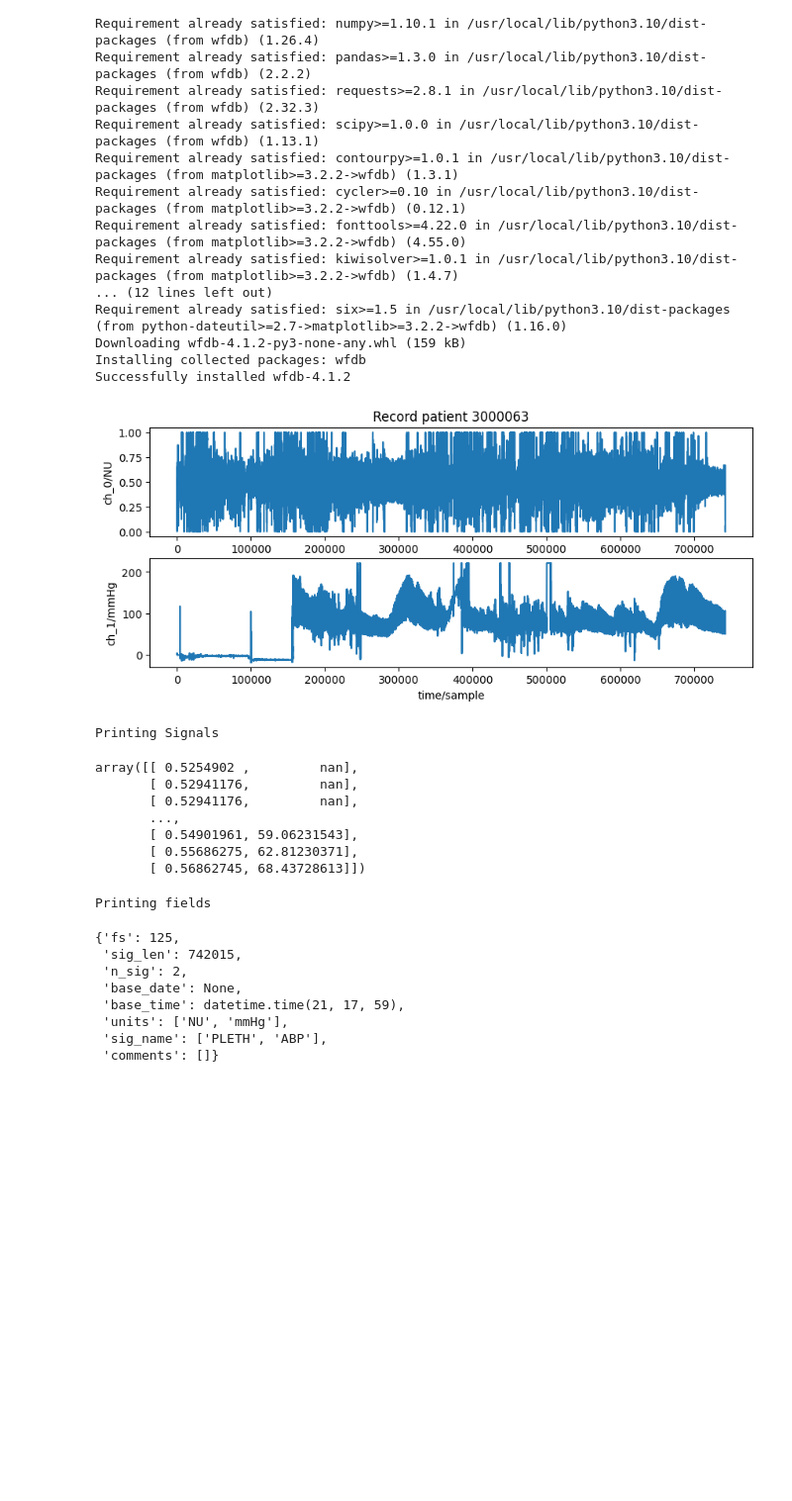
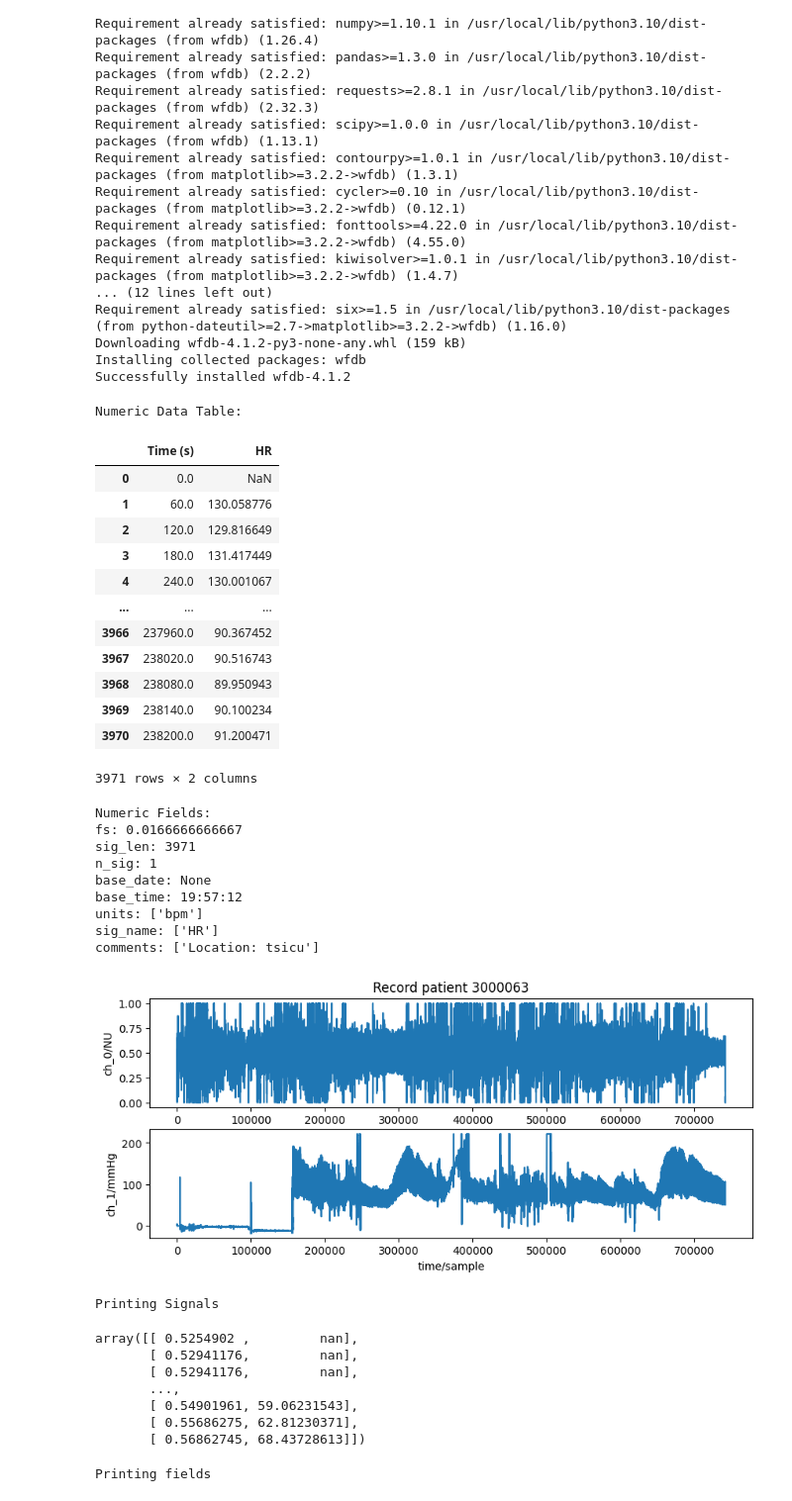
Before and after one commit to bhasub247/PPG2BP, a Jupyter notebook: data/data-analysis.ipynb, the cells around one changed output. Shown: that part at 99% size. Saved outputs shown, nothing was run; the diff lists cells and outputs as text; code cells hidden in the pictures; blank space fills up the shorter version.

```diff
--- a/data/data-analysis.ipynb
+++ b/data/data-analysis.ipynb
@@ -33,48 +33,90 @@ import matplotlib.pyplot as plt
 signals, fields = wfdb.rdsamp('mimic3wdb/30/3000063/3000063_0006',
                               pn_dir='mimic3wdb/30/3000063',
                                      channel_names = ["PLETH", "ABP"]) #, sampfrom=0, sampto=7500)
+numeric_data, numeric_fields = wfdb.rdsamp(
+    'mimic3wdb/30/3000063/3000063n',
+    pn_dir='mimic3wdb/30/3000063',
+    channel_names=["HR", "ABP Sys", "ABP Dias", "ABP Mean"]
+)
+
+# Convert numeric data to a DataFrame for better visualization
+df_numeric = pd.DataFrame(
+    numeric_data,
+    columns=numeric_fields['sig_name']  # Use signal names as column headers
+)
+
+# Add a time column based on sampling frequency
+sampling_frequency = numeric_fields['fs']
+df_numeric['Time (s)'] = df_numeric.index / sampling_frequency
+
+# Reorder columns to make Time the first column
+df_numeric = df_numeric[["Time (s)"] + numeric_fields['sig_name']]
+
+# Display the DataFrame in a tabular format
+print("Numeric Data Table:")
+display(df_numeric)
+
+# Print the metadata fields in a clear format
+print("\nNumeric Fields:")
+for key, value in numeric_fields.items():
+    print(f"{key}: {value}")
 
 wfdb.plot_items(signal=signals, fs=fields['fs'], time_units='samples',
                 sig_units=['NU', 'mmHg'], figsize=(10,4), title= "Record patient 3000063")
 
 print("Printing Signals")
 display(signals)
 print("Printing fields")
 display(fields)
 df_temp = pd.DataFrame(signals, columns=["PLETH", "ABP"])
 
 #analyzing PPG and ABP signals
 plt.figure(figsize=(12,4))
 plt.xlabel("samples")
 plt.ylabel("Amplitude [V]")
 #plt.ylim(0, 4)
 plt.title("PPG signal")
 plt.plot(df_temp['PLETH'])
 plt.show()
 
 plt.figure(figsize=(12,4))
 plt.xlabel("samples")
 plt.ylabel("BP [mmHg]")
 #plt.ylim(40, 140)
 plt.title("ABP signal")
 plt.plot(df_temp['ABP'])
 plt.show()
 # %% [output]
-[figure]
-Printing Signals
+Numeric Data Table:
+|  | Time (s) | HR |
+| 0 | 0.0 | NaN |
+| 1 | 60.0 | 130.058776 |
+| 2 | 120.0 | 129.816649 |
+| 3 | 180.0 | 131.417449 |
+| 4 | 240.0 | 130.001067 |
+| ... | ... | ... |
+| 3966 | 237960.0 | 90.367452 |
+| 3967 | 238020.0 | 90.516743 |
+| 3968 | 238080.0 | 89.950943 |
+| 3969 | 238140.0 | 90.100234 |
+| 3970 | 238200.0 | 91.200471 |
-array([[ 0.5254902 ,         nan],
-       [ 0.52941176,         nan],
-       [ 0.52941176,         nan],
-       ...,
-       [ 0.54901961, 59.06231543],
-       [ 0.55686275, 62.81230371],
-       [ 0.56862745, 68.43728613]])
+3971 rows × 2 columns
-Printing fields
+Numeric Fields:
+fs: 0.0166666666667
+sig_len: 3971
+n_sig: 1
+base_date: None
+base_time: 19:57:12
+units: ['bpm']
+sig_name: ['HR']
+comments: ['Location: tsicu']
+[figure]
-{'fs': 125,
- 'sig_len': 742015,
- 'n_sig': 2,
- 'base_date': None,
- 'base_time': datetime.time(21, 17, 59),
- 'units': ['NU', 'mmHg'],
- 'sig_name': ['PLETH', 'ABP'],
- 'comments': []}
+Printing Signals
+array([[ 0.5254902 ,         nan],
+       [ 0.52941176,         nan],
+       [ 0.52941176,         nan],
+       ...,
+       [ 0.54901961, 59.06231543],
+       [ 0.55686275, 62.81230371],
+       [ 0.56862745, 68.43728613]])
+Printing fields
```
Also changed, not shown: parts of 2 cells of this notebook.
